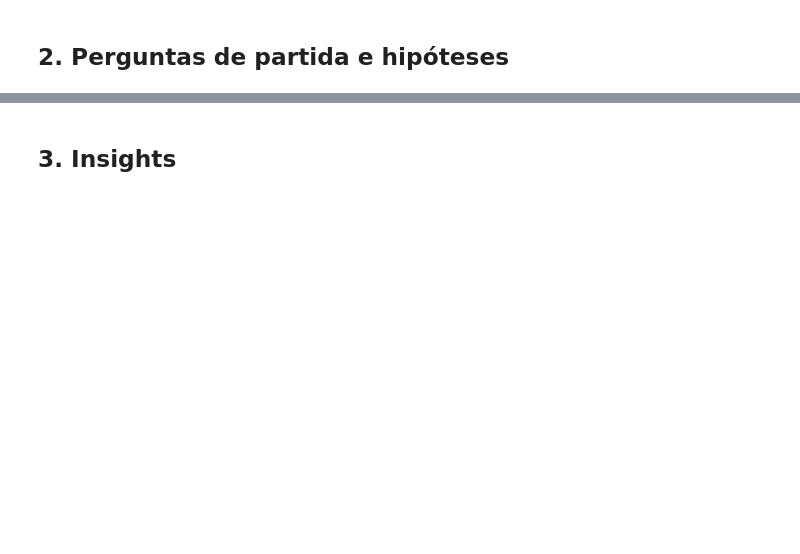
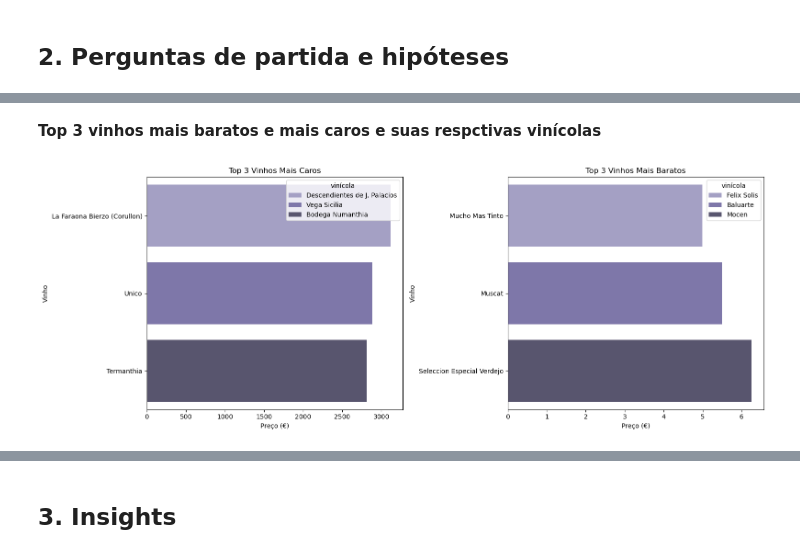
Before and after one commit to atlantico-academy/equipe5-2024.3, a Jupyter notebook: notebooks/01-exploratory_data_analysis.ipynb, the cells around one changed output, grey strips where cells are left out. Drawn from its saved outputs; the diff is of its cells as text; code cells hidden in the pictures; blank space fills up the shorter version.

```diff
--- a/notebooks/01-exploratory_data_analysis.ipynb
+++ b/notebooks/01-exploratory_data_analysis.ipynb
@@ -148,0 +191,3 @@ Length: 7500, dtype: bool
+# %%
+df['preço'] = df['preço'].astype(float)# Convertendo para float
+df['preço'] = df['preço'].round(2)# Padronizando com duas casas decimais
@@ -148,0 +198,3 @@ Length: 7500, dtype: bool
+# %%
+df['corpo'] = df['corpo'].fillna(0).astype(int)
+df['acidez'] = df['acidez'].fillna(0).astype(int)
@@ -158,0 +247,26 @@ Length: 7500, dtype: bool
+# %% [markdown]
+**Top 3 vinhos mais baratos e mais caros e suas respctivas vinícolas**
+# %%
+top_3_caros = df.nlargest(3, 'preço')[['vinho', 'preço', 'vinícola']]
+top_3_baratos = df.nsmallest(3, 'preço')[['vinho', 'preço', 'vinícola']]
+
+plt.figure(figsize=(16, 6))
+
+# Gráfico dos vinhos mais caros
+plt.subplot(1, 2, 1)
+sns.barplot(x='preço', y='vinho', data=top_3_caros, hue='vinícola', palette='Purples_d', dodge=False)
+plt.title('Top 3 Vinhos Mais Caros')
+plt.xlabel('Preço (€)')
+plt.ylabel('Vinho')
+
+# Gráfico dos vinhos mais baratos
+plt.subplot(1, 2, 2)
+sns.barplot(x='preço', y='vinho', data=top_3_baratos, hue='vinícola', palette='Purples_d', dodge=False)
+plt.title('Top 3 Vinhos Mais Baratos')
+plt.xlabel('Preço (€)')
+plt.ylabel('Vinho')
+
+plt.tight_layout()
+plt.show()
+# %% [output]
+[figure, added]
```
Also changed, not shown: parts of 65 cells of this notebook, 1 other file.
